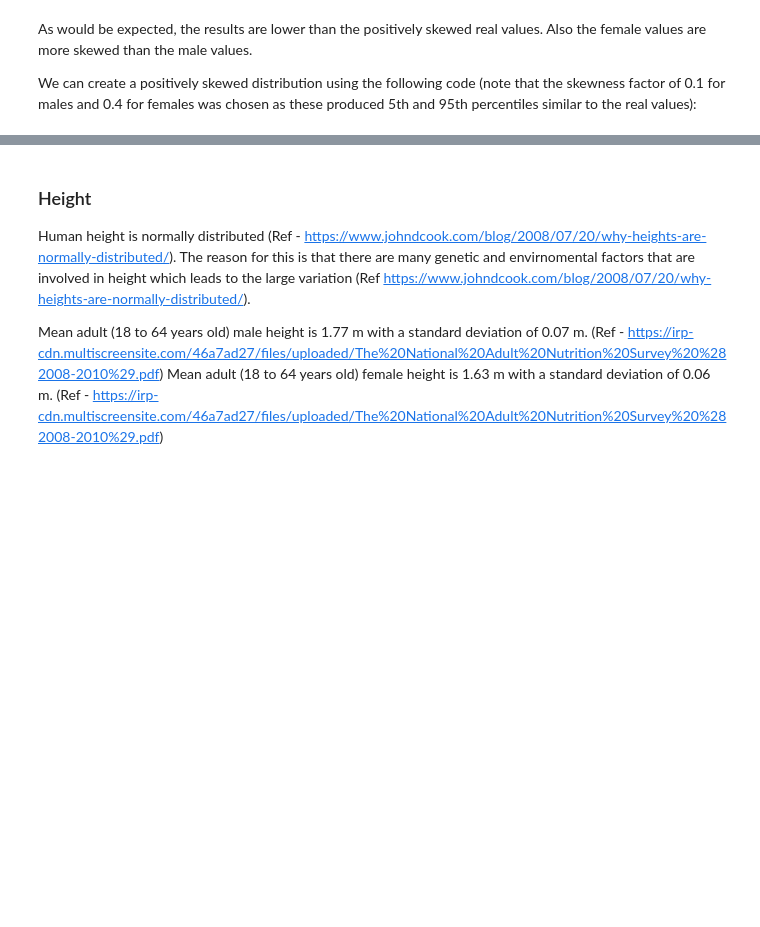
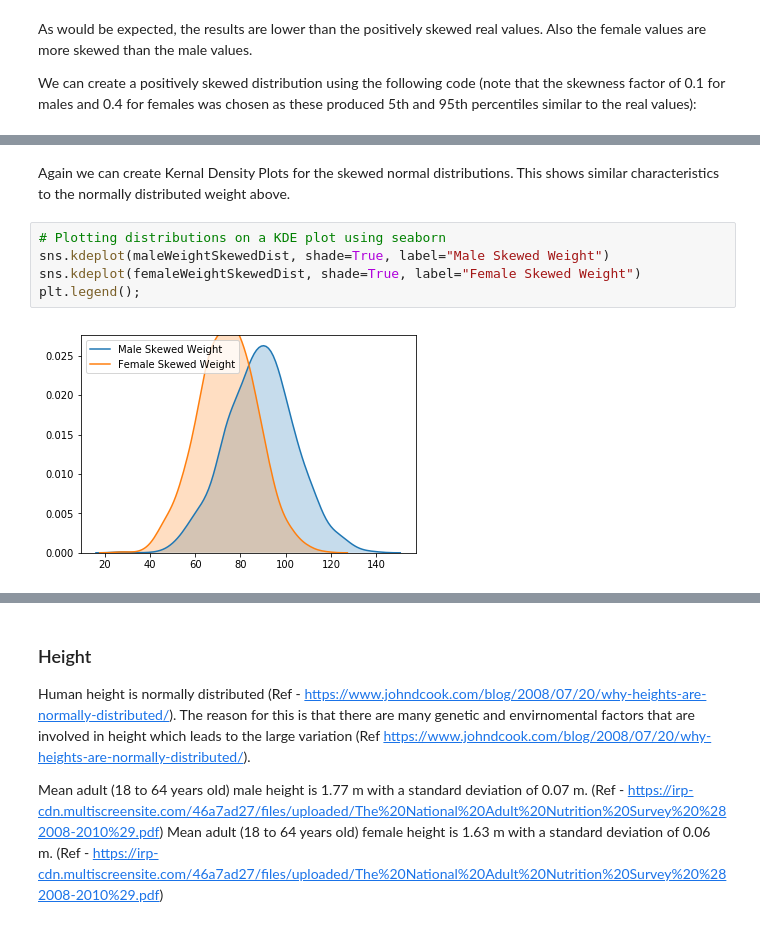
Before and after one commit to declanbarr/simulated-dataset, a Jupyter notebook: simulated-dataset.ipynb, the cells around one changed output, grey strips where cells are left out. Saved outputs shown, nothing was run; the diff lists cells and outputs as text; blank space fills up the shorter version.

```diff
--- a/simulated-dataset.ipynb
+++ b/simulated-dataset.ipynb
@@ -258,0 +256,9 @@ plt.hist(femaleWeightSkewedDist)
+# %% [markdown]
+Again we can create Kernal Density Plots for the skewed normal distributions. This shows similar characteristics to the normally distributed weight above.
+# %%
+# Plotting distributions on a KDE plot using seaborn
+sns.kdeplot(maleWeightSkewedDist, shade=True, label="Male Skewed Weight")
+sns.kdeplot(femaleWeightSkewedDist, shade=True, label="Female Skewed Weight")
+plt.legend();
+# %% [output]
+[figure, added]
```
Also changed, not shown: parts of 28 cells of this notebook.
